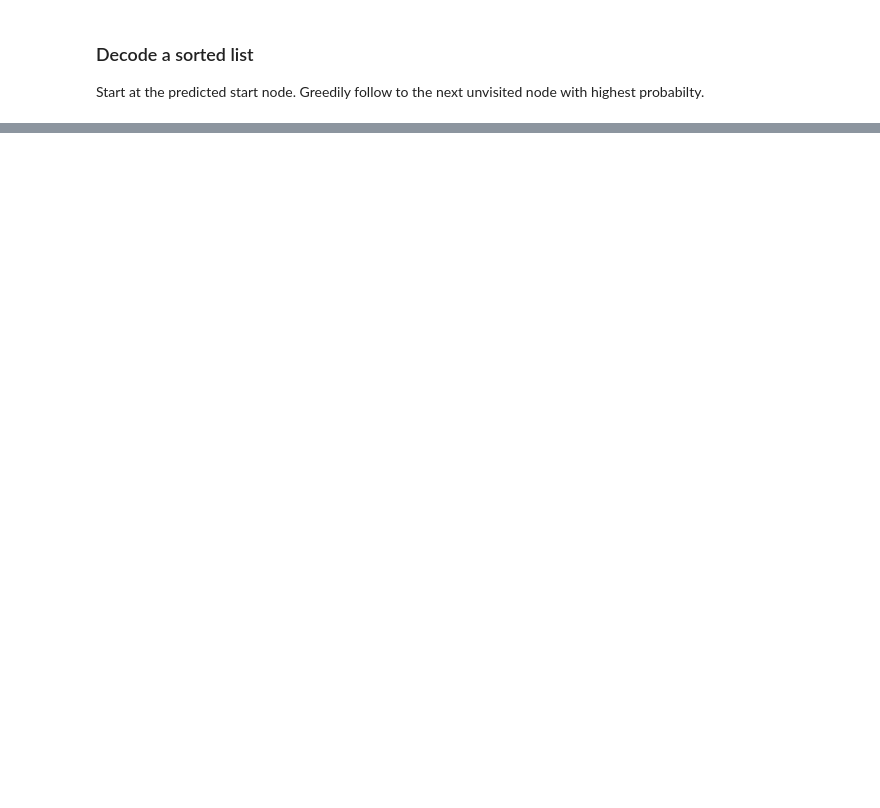
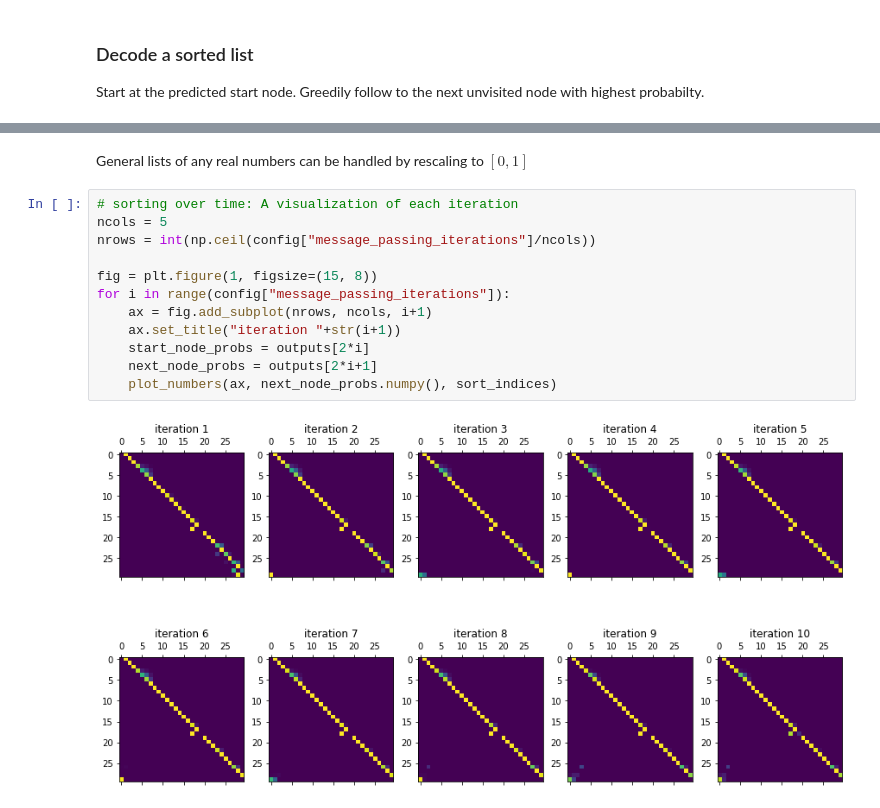
Before and after one commit to felbecker/GNN-Examples, a Jupyter notebook: Sort.ipynb, the cells around one changed output, grey strips where cells are left out. Cells and saved outputs as stored; diff of their text form; blank space fills up the shorter version.

```diff
--- a/Sort.ipynb
+++ b/Sort.ipynb
@@ -235,0 +254,16 @@ sorted numbers: [0.0762433  0.09063094 0.13840706 0.16198563 0.25454118 0.275025
+# %% [markdown]
+General lists of any real numbers can be handled by rescaling to $[0,1]$
+# %%
+# sorting over time: A visualization of each iteration
+ncols = 5
+nrows = int(np.ceil(config["message_passing_iterations"]/ncols))
+
+fig = plt.figure(1, figsize=(15, 8))
+for i in range(config["message_passing_iterations"]):
+    ax = fig.add_subplot(nrows, ncols, i+1)
+    ax.set_title("iteration "+str(i+1))
+    start_node_probs = outputs[2*i]
+    next_node_probs = outputs[2*i+1]
+    plot_numbers(ax, next_node_probs.numpy(), sort_indices)
+# %% [output]
+[figure, added]
```
Also changed, not shown: parts of 9 cells of this notebook, 1 other file.
